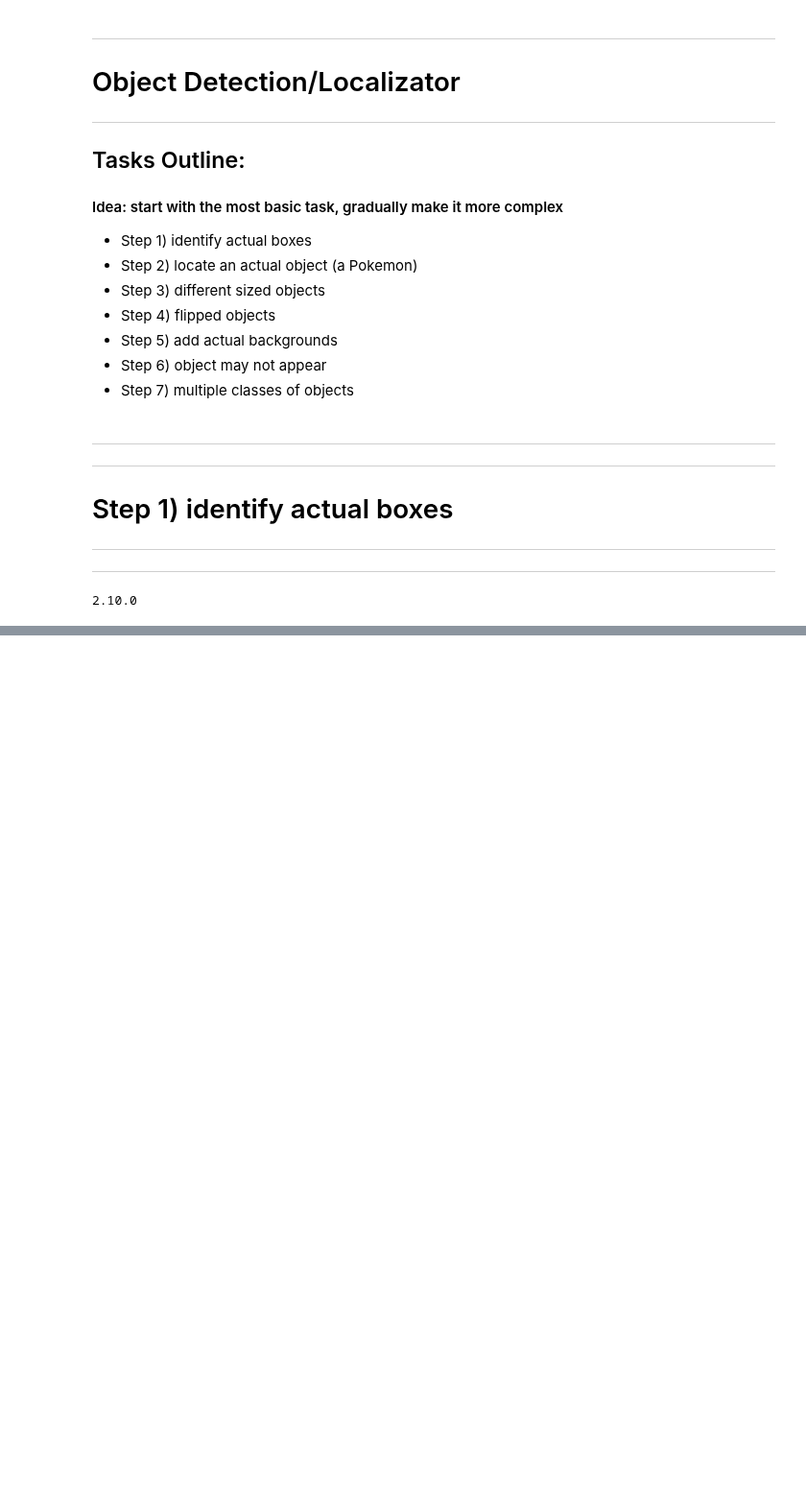
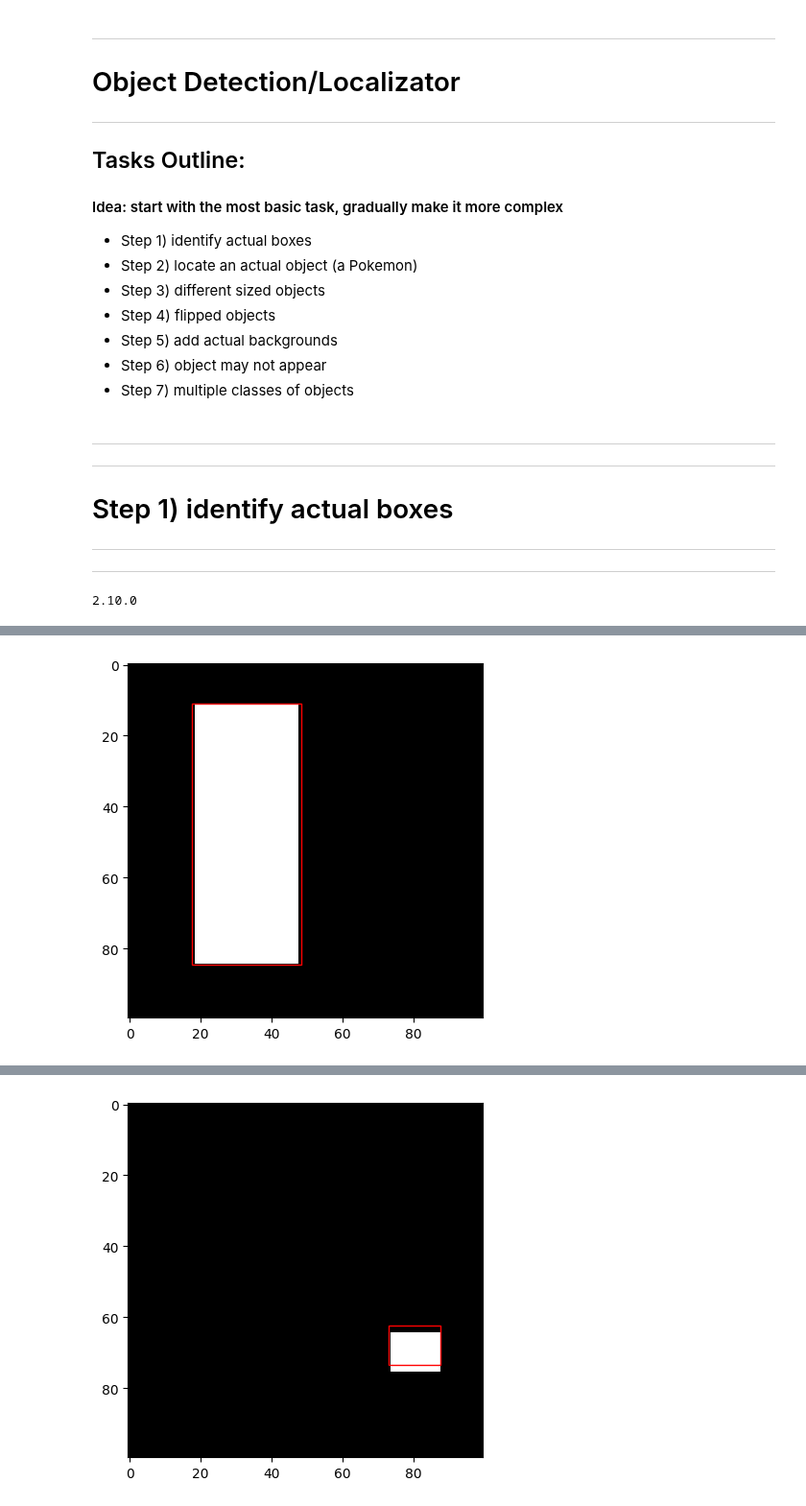
Before and after one commit to giraydorukyurt7/Data_Science-And-Artificial_Intelligence-Journeys, a Jupyter notebook: Deep_Learning/OTHERS/OBJECT_LOCALIZATOR/object_localizator.ipynb, the cells around one changed output, grey strips where cells are left out. Shown at 96% size. Cells and saved outputs as stored; diff of their text form; code cells hidden in the pictures; blank space fills up the shorter version.

Commit message:
SSD - Step 1 completed

```diff
--- a/Deep_Learning/OTHERS/OBJECT_LOCALIZATOR/object_localizator.ipynb
+++ b/Deep_Learning/OTHERS/OBJECT_LOCALIZATOR/object_localizator.ipynb
@@ -60,0 +62,9 @@ def image_generator(batch_size=64):
+# %%
+model.compile(loss='binary_crossentropy',
+              optimizer=Adam(lr=0.001))
+# %%
+model.fit(
+    x=image_generator(batch_size=64),
+    steps_per_epoch=50,
+    epochs=5
+)
@@ -60,0 +83,35 @@ def image_generator(batch_size=64):
+# %%
+from matplotlib.patches import Rectangle
+
+# Make predictions
+
+def make_prediction():
+    #generate random img
+    x = np.zeros((100,100,3)) #create background
+    #create box
+    row0 = np.random.randint(90)
+    col0 = np.random.randint(90)
+    row1 = np.random.randint(row0,100)
+    col1 = np.random.randint(col0,100)
+    x[row0:row1,col0:col1,:] = 1
+    print((row0, col0, row1, col1))
+
+    #Predict
+    X= np.expand_dims(x, 0) # batch_size = 0
+    p = model.predict(X)[0] # prediction has batch_size of 1, we can select first idx
+
+    #Draw the box
+    fig, ax = plt.subplots(1)
+    ax.imshow(x)
+    rect = Rectangle((p[1]*100, p[0]*100), #matplotlib wants unnormalized coordinates, and also in a different order.
+                      p[3]*100,
+                      p[2]*100,
+                      linewidth=1,
+                      edgecolor="r",
+                      facecolor='None')
+    ax.add_patch(rect)
+    plt.show()
+# %%
+for i in range(5):
+    make_prediction()
+# %% [output]
@@ -60,0 +120 @@ def image_generator(batch_size=64):
+[figure, added]
@@ -60,0 +123 @@ def image_generator(batch_size=64):
+[figure, added]
```
Also changed, not shown: parts of 4 cells of this notebook.
